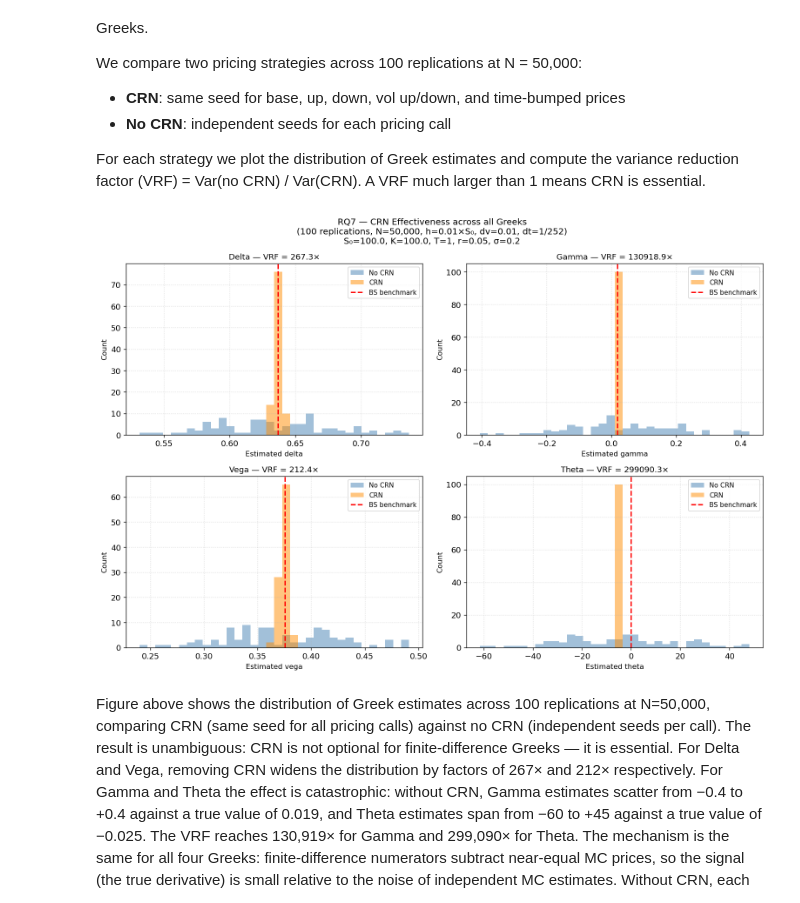
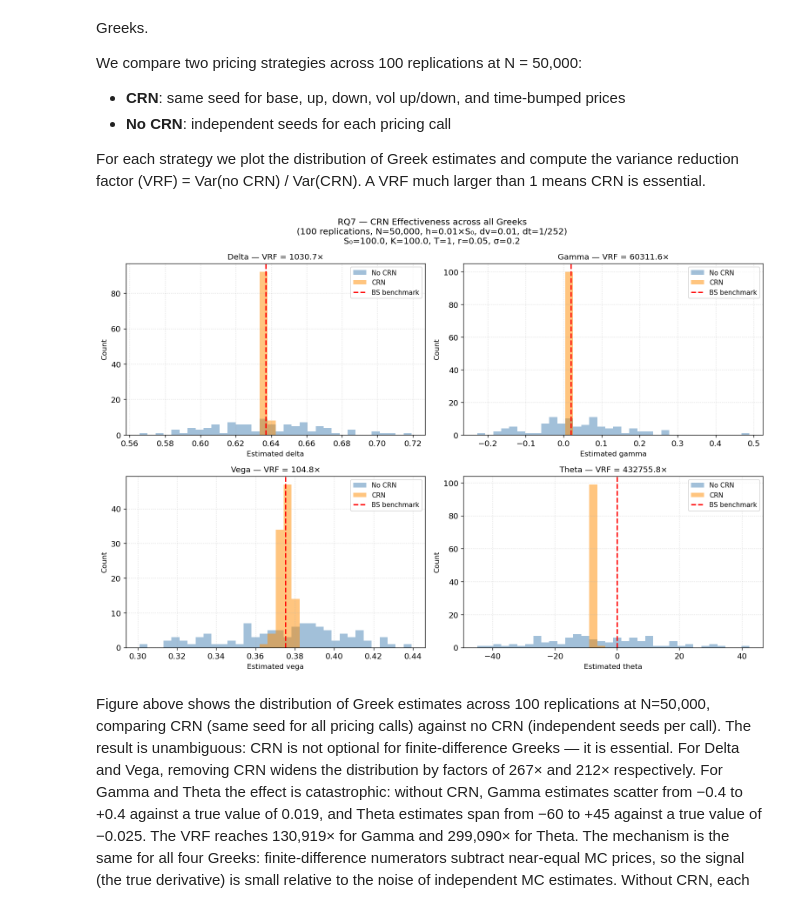
Before and after one commit to bfl-almeida/project_monte_carlo, a Jupyter notebook: notebooks/research_demo_greeks.ipynb, the cells around one changed output. Drawn from its saved outputs; the diff is of its cells as text; code cells hidden in the pictures.

```diff
--- a/notebooks/research_demo_greeks.ipynb
+++ b/notebooks/research_demo_greeks.ipynb
@@ -265,10 +262,11 @@ path_grid=[1_000, 5_000, 10_000, 50_000, 100_000, 200_000, 500_000]
 
 mc_greeks = mc_european_option_greeks(S0, K, T, r, sigma, 'call',path_grid[-1], random_seed,)
 
-def run_mc_greeks_experiment(S0, K, T, r, sigma, path_grid):
+def run_mc_greeks_experiment(S0, K, T, r, sigma, path_grid, antithetic=False, n_seeds = 30) -> pd.DataFrame:
 
     # Compute analytical benchmarks once, outside all loops
     benchmarks = {
+        "price": bs_call_price(S0, K, T, r, sigma),
         "delta": bs_call_delta(S0, K, T, r, sigma),
         "gamma": bs_gamma(S0, K, T, r, sigma),
         "vega":  bs_vega(S0, K, T, r, sigma),
@@ -280,18 +278,20 @@ def run_mc_greeks_experiment(S0, K, T, r, sigma, path_grid):
 
     #Loop over path counts and seeds, collect results and runtimes
     for n_paths in path_grid:
-        for used_seed in range(30):
+        for used_seed in range(n_seeds):
             t0 = time.perf_counter()
             res = mc_european_option_greeks(
                 S0=S0, K=K, T=T, r=r, sigma=sigma,
                 option_type="call",
                 n_paths=n_paths,
+                antithetic=antithetic,
                 random_seed=used_seed,
             )
             rt = time.perf_counter() - t0
 
             rows.append({
                 "n_paths":   n_paths,
+                "price":     res.base_price,
                 "delta":  res.delta,
                 "gamma":  res.gamma,
                 "vega":   res.vega,
@@ -302,6 +302,7 @@ def run_mc_greeks_experiment(S0, K, T, r, sigma, path_grid):
 
     df = pd.DataFrame(rows)
     # Add absolute error columns using benchmarks
+
     for greek, bs_val in benchmarks.items():
         df[f"{greek}_error"] = np.abs(df[greek] - bs_val)
     return df
@@ -313,6 +314,9 @@ def aggregate_greeks_experiment(df: pd.DataFrame) -> pd.DataFrame:
     agg =  (
         df.groupby("n_paths")
         .agg(
+            price=("price", "mean"),
+            price_mean_error=("price_error", "mean"),
+            price_se        =("price_error", se),
             delta=("delta", "mean"),
             delta_mean_error=("delta_error", "mean"),
             delta_se        =("delta_error", se),
@@ -337,13 +341,16 @@ def aggregate_greeks_experiment(df: pd.DataFrame) -> pd.DataFrame:
     return agg
 
 benchmarks_dict = {
+        "price": bs_call_price(S0, K, T, r, sigma),
         "delta": bs_call_delta(S0, K, T, r, sigma),
         "gamma": bs_gamma(S0, K, T, r, sigma),
         "vega":  bs_vega(S0, K, T, r, sigma),
         "theta": bs_call_theta(S0, K, T, r, sigma),
     }
 
-df_raw = run_mc_greeks_experiment(S0, K, T, r, sigma, path_grid)
+n_seeds = 100
+
+df_raw = run_mc_greeks_experiment(S0, K, T, r, sigma, path_grid, antithetic=True, n_seeds=n_seeds)
 agg_df  = aggregate_greeks_experiment(df_raw)
 # %% [markdown]
 ### Aggregated Greek Estimates Across 30 Seeds
@@ -440,7 +512,7 @@ For all four Greeks, the estimated values oscillate around the BS benchmark at l
 # %%
 fig, ax = plt.subplots(1, 1, figsize=(9, 6))
 
-colors = {"delta": "steelblue", "gamma": "darkorange",
+colors = {"price": "gray","delta": "steelblue", "gamma": "darkorange",
           "vega": "forestgreen", "theta": "crimson"}
 
 for greek, color in colors.items():
@@ -525,7 +597,7 @@ def run_bump_sensitivity_experiment(
             def _price(S_=S0, sigma_=sigma, T_=T):
                 return mc_european_option_price(
                     S0=S_, K=K, T=T_, r=r, sigma=sigma_,
-                    n_paths=n_paths, antithetic=False, random_seed=seed,
+                    n_paths=n_paths, antithetic=True, random_seed=seed,
                 ).price
 
             base   = _price()
@@ -583,6 +655,10 @@ for ax, greek in zip(axes.flat, ["delta", "gamma", "vega", "theta"]):
         rel[opt_idx], color="red", linestyle="--", alpha=0.8,
         label=f"Optimal ≈ {rel[opt_idx]:.4f}",
     )
+    ax.axvline(
+        0.01, color="gray", linestyle="--", alpha=0.8,
+        label=f"Market convention = 0.01",
+    )
     ax.set_xlabel(f"Relative bump  {bump_label[greek]}  (log scale)", fontsize=11)
     ax.set_ylabel("Mean absolute error  (log scale)", fontsize=11)
     ax.set_title(f"{greek.capitalize()} — Bump Size Sensitivity", fontsize=11)
@@ -590,7 +666,7 @@ for ax, greek in zip(axes.flat, ["delta", "gamma", "vega", "theta"]):
     ax.grid(True, which="both", linestyle=":", linewidth=0.6, alpha=0.7)
 
 fig.suptitle(
-    f"Bump Size Sensitivity, All Greeks  (N=200,000, 20 seeds)\n"
+    f"Bump Size Sensitivity, All Greeks  (N=200,000, 30 seeds)\n"
     f"S₀={S0}, K={K}, T={T}, r={r}, σ={sigma}",
     fontsize=12,
 )
@@ -639,7 +710,7 @@ def run_crn_experiment(
         def _crn(S_=S0, sigma_=sigma, T_=T):
             return mc_european_option_price(
                 S0=S_, K=K, T=T_, r=r, sigma=sigma_,
-                n_paths=n_paths, antithetic=False, random_seed=rep,
+                n_paths=n_paths, antithetic=True, random_seed=rep,
             ).price
 
         base   = _crn()
@@ -660,7 +731,7 @@ def run_crn_experiment(
         def _no_crn(S_=S0, sigma_=sigma, T_=T, offset=0):
             return mc_european_option_price(
                 S0=S_, K=K, T=T_, r=r, sigma=sigma_,
-                n_paths=n_paths, antithetic=False, random_seed=seed(offset),
+                n_paths=n_paths, antithetic=True, random_seed=seed(offset),
             ).price
 
         base_n   = _no_crn(offset=0)
@@ -700,34 +771,34 @@ for ax, greek in zip(axes.flat, ["delta", "gamma", "vega", "theta"]):
     data        = crn_results[greek]
     crn_vals    = data["crn"]
     no_crn_vals = data["no_crn"]
     bs_val      = data["bs"]
     vrf         = np.var(no_crn_vals, ddof=1) / np.var(crn_vals, ddof=1)
 
     bins = np.linspace(
         min(crn_vals.min(), no_crn_vals.min()),
         max(crn_vals.max(), no_crn_vals.max()),
         35,
     )
     ax.hist(no_crn_vals, bins=bins, alpha=0.5, color="steelblue", label="No CRN")
     ax.hist(crn_vals,    bins=bins, alpha=0.5, color="darkorange", label="CRN")
     ax.axvline(bs_val, color="red", linestyle="--", linewidth=1.8, label="BS benchmark")
 
     ax.set_title(f"{greek.capitalize()} — VRF = {vrf:.1f}×", fontsize=11)
     ax.set_xlabel(f"Estimated {greek}", fontsize=10)
     ax.set_ylabel("Count", fontsize=10)
     ax.legend(fontsize=9)
     ax.grid(True, linestyle=":", alpha=0.5)
 
 fig.suptitle(
     f"RQ7 — CRN Effectiveness across all Greeks\n"
     f"(100 replications, N=50,000, h=0.01×S₀, dv=0.01, dt=1/252)\n"
     f"S₀={S0}, K={K}, T={T}, r={r}, σ={sigma}",
     fontsize=12,
 )
 plt.tight_layout()
 plt.show()
 # %% [output]
-[figure, old version]
+[figure, new version]
 # %% [markdown]
 Figure above shows the distribution of Greek estimates across 100 replications at N=50,000, comparing CRN (same seed for all pricing calls) against no CRN (independent seeds per call).
 The result is unambiguous: CRN is not optional for finite-difference Greeks — it is essential. For Delta and Vega, removing CRN widens the distribution by factors of 267× and 212× respectively. For Gamma and Theta the effect is catastrophic: without CRN, Gamma estimates scatter from −0.4 to +0.4 against a true value of 0.019, and Theta estimates span from −60 to +45 against a true value of −0.025. The VRF reaches 130,919× for Gamma and 299,090× for Theta.
```
Also changed, not shown: parts of 12 cells of this notebook.
